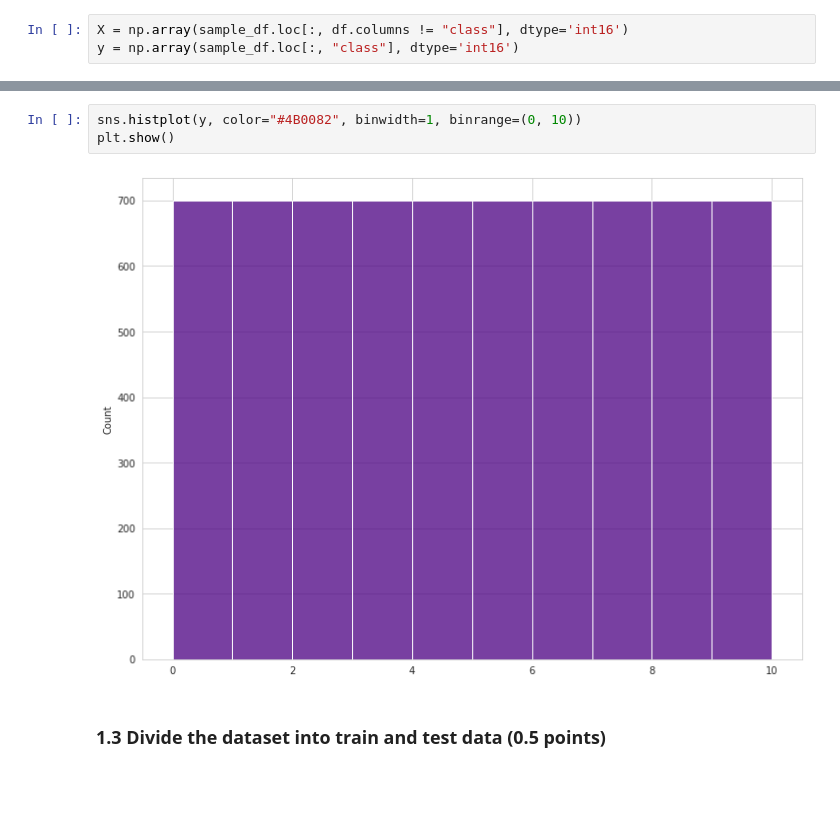
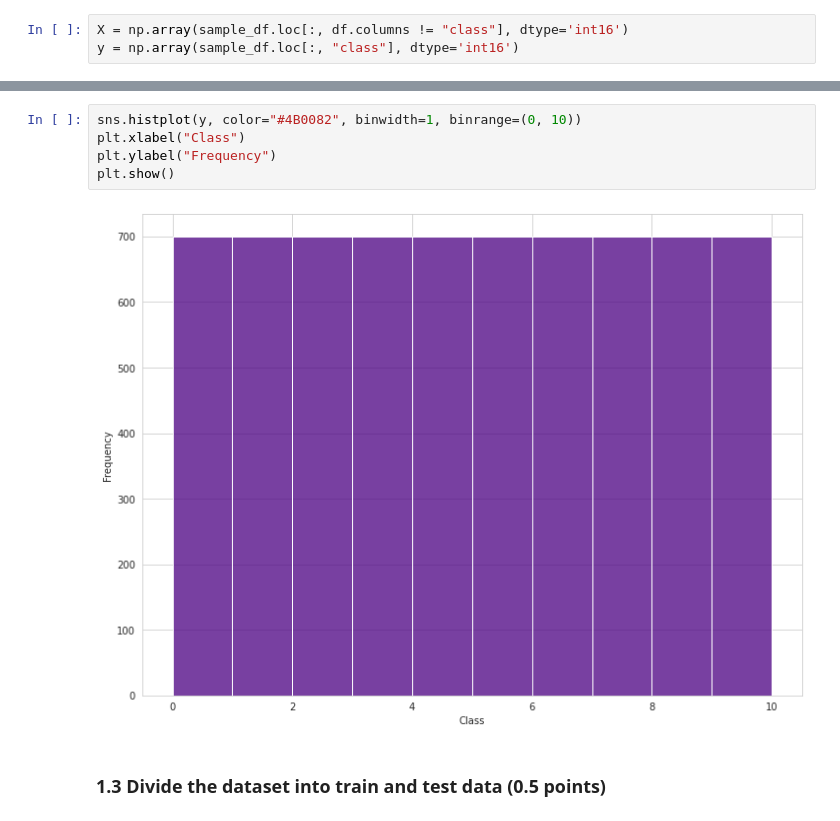
Before and after one commit to AnnaToi01/BI_ML_2021, a Jupyter notebook: hw1_intro_knn/code/en_KNN.ipynb, the cells around one changed output, grey strips where cells are left out. Cells and saved outputs as stored; diff of their text form; blank space fills up the shorter version.

```diff
--- a/hw1_intro_knn/code/en_KNN.ipynb
+++ b/hw1_intro_knn/code/en_KNN.ipynb
@@ -149,8 +156,10 @@ y = np.array(sample_df.loc[:, "class"], dtype='int16')
 # %%
 sns.histplot(y, color="#4B0082", binwidth=1, binrange=(0, 10))
+plt.xlabel("Class")
+plt.ylabel("Frequency")
 plt.show()
 # %% [output]
-[figure, old version]
+[figure, new version]
 # %% [markdown]
 ### 1.3 Divide the dataset into train and test data (0.5 points)
 # %%
```
Also changed, not shown: parts of 11 cells of this notebook, 2 other files.
